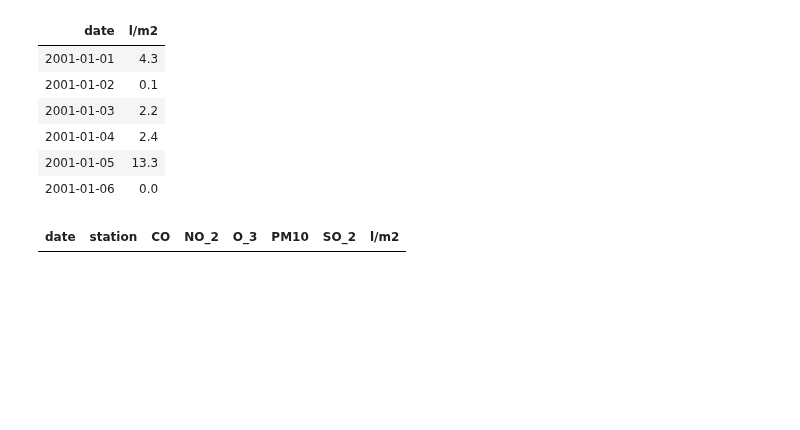
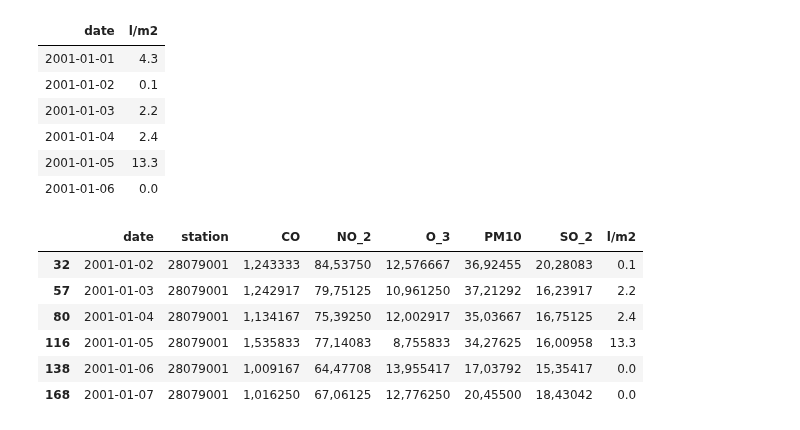
Before and after one commit to manumonforte/DataMining-BigDataParadigm, a Jupyter notebook: Estudio.ipynb, the cells around one changed output. Cells and saved outputs as stored; diff of their text form; code cells hidden in the pictures; blank space fills up the shorter version.

```diff
--- a/Estudio.ipynb
+++ b/Estudio.ipynb
@@ -247,7 +247,7 @@ tail(datasetMadrid)
 # %%
 datasetMadrid$date <- as.POSIXct(datasetMadrid$date, format = "%Y-%m-%d %H:%M:%S")
 datasetMadrid$date <- format(datasetMadrid$date, "%Y-%m-%d")
-datasetMadrid$date <- as.POSIXct(datasetMadrid$date, format = "%Y-%m-%d")
+datasetMadrid$date <- as.Date(datasetMadrid$date)
 # %%
 head(datasetMadrid, n = 24)
 tail(datasetMadrid)
@@ -318,5 +318,5 @@ tail(madrid)
 # %%
-datasetRainfall$date <- as.POSIXct(datasetRainfall$date, format = "%Y-%m-%d")
+datasetRainfall$date <- as.Date(datasetRainfall$date)
 head(datasetRainfall)
 # %% [output]
 | date | l/m2 |
@@ -333,8 +333,14 @@ rm(datasetRainfall)
 rm(percentageNA)
 rm(naPerColumn)
 # %%
-#No funciona!!!!
+#Cruzamos los datos de las precipitaciones y la contaminacion por fecha
 data <- merge ( x = madrid, y = rainfall, by = "date")
-head(data)
+head(data[order(data$station),])
 # %% [output]
-| date | station | CO | NO_2 | O_3 | PM10 | SO_2 | l/m2 |
+|  | date | station | CO | NO_2 | O_3 | PM10 | SO_2 | l/m2 |
+| 32 | 2001-01-02 | 28079001 | 1,243333 | 84,53750 | 12,576667 | 36,92455 | 20,28083 | 0.1 |
+| 57 | 2001-01-03 | 28079001 | 1,242917 | 79,75125 | 10,961250 | 37,21292 | 16,23917 | 2.2 |
+| 80 | 2001-01-04 | 28079001 | 1,134167 | 75,39250 | 12,002917 | 35,03667 | 16,75125 | 2.4 |
+| 116 | 2001-01-05 | 28079001 | 1,535833 | 77,14083 | 8,755833 | 34,27625 | 16,00958 | 13.3 |
+| 138 | 2001-01-06 | 28079001 | 1,009167 | 64,47708 | 13,955417 | 17,03792 | 15,35417 | 0.0 |
+| 168 | 2001-01-07 | 28079001 | 1,016250 | 67,06125 | 12,776250 | 20,45500 | 18,43042 | 0.0 |
```
Also changed, not shown: parts of 10 cells of this notebook, 18 other files.
